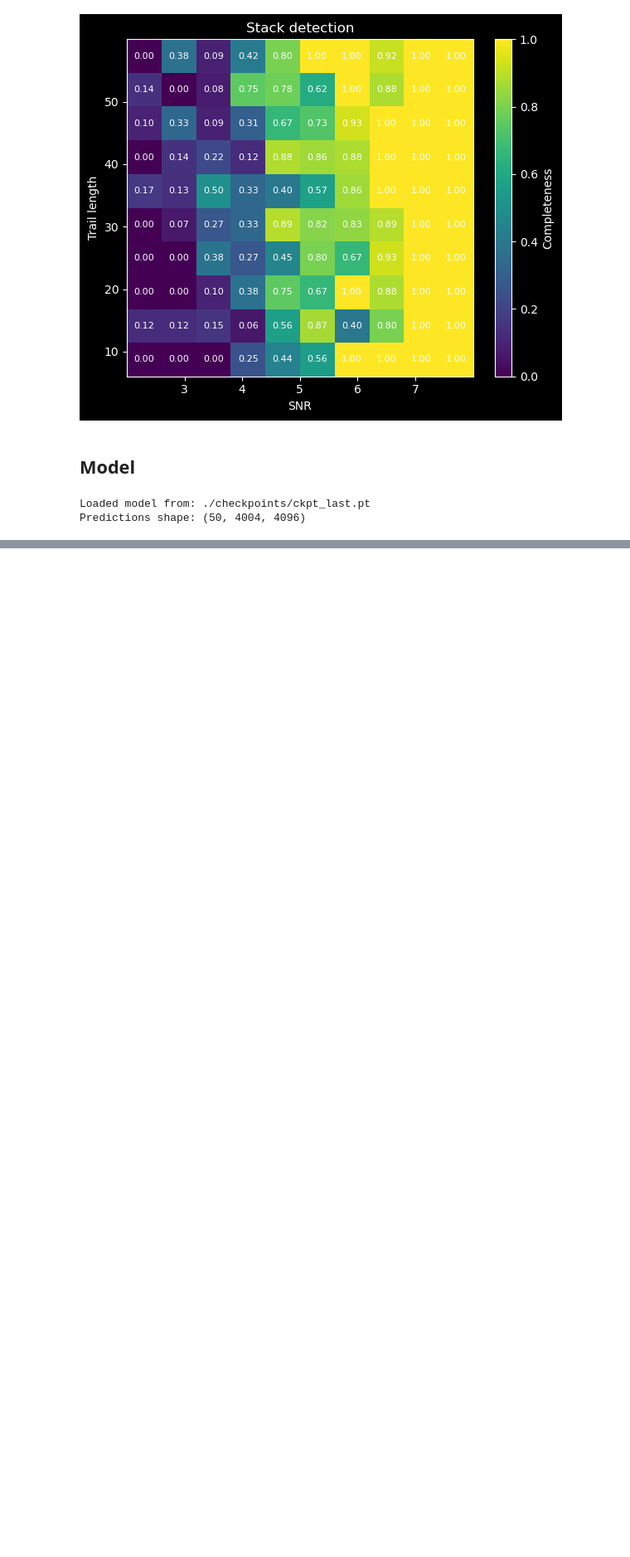
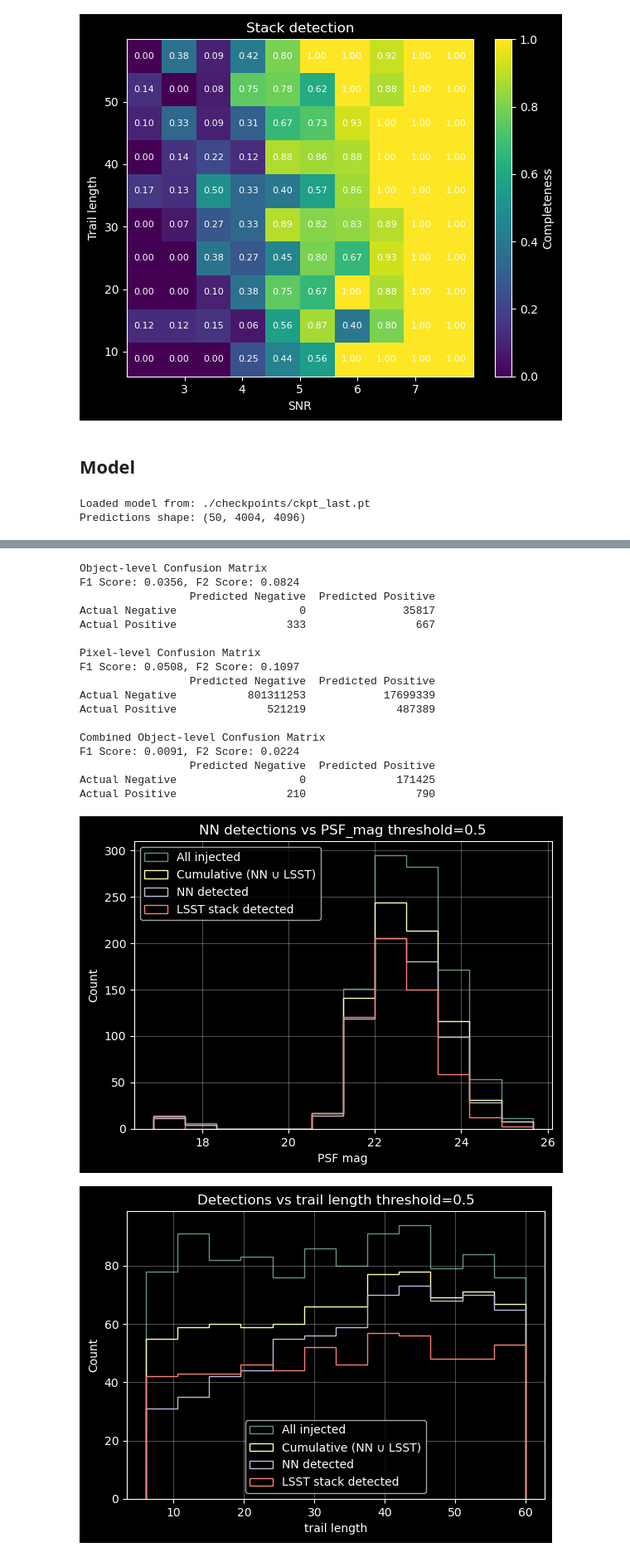
Before and after one commit to dirac-institute/Asteroid_detection_CNN, a Jupyter notebook: Evaluation.ipynb, the cells around one changed output, grey strips where cells are left out. Shown at 83% size. Cells and saved outputs as stored; diff of their text form; code cells hidden in the pictures; blank space fills up the shorter version.

Commit message:
Added better recreation of LSST stack pipline.

```diff
--- a/Evaluation.ipynb
+++ b/Evaluation.ipynb
@@ -30,15 +28,16 @@ MODEL_CKPT = "./checkpoints/ckpt_last.pt"
 # %%
 def calculate_model_metrics (catalog, predictions, ground_truth, thr_points=100, stack_fp=None, best_threshold=None):
     catalog = catalog.copy()
-    threshold_df = threshold_scan.scan_thresholds(catalog=catalog, predictions=predictions, ground_truth=ground_truth, stack_fp=stack_fp, n_points=thr_points)
-    threshold_scan.plot_fscore(threshold_df["thr"], pix_f1=threshold_df.get("pix_f1"), pix_f2=threshold_df.get("pix_f2"),
+    if best_threshold is None:
+        threshold_df = threshold_scan.scan_thresholds(catalog=catalog, predictions=predictions, ground_truth=ground_truth, stack_fp=stack_fp, n_points=thr_points)
+        threshold_scan.plot_fscore(threshold_df["thr"], pix_f1=threshold_df.get("pix_f1"), pix_f2=threshold_df.get("pix_f2"),
                                obj_f1=threshold_df.get("obj_f1"), obj_f2=threshold_df.get("obj_f2"), title="Pixelwise vs Objectwise F-scores")
-    threshold_scan.plot_roc(threshold_scan.compute_roc(threshold_df["pix_tp"], threshold_df["pix_fp"], threshold_df["pix_tn"], threshold_df["pix_fn"]))
-    threshold_scan.plot_froc(threshold_scan.compute_froc(thr=threshold_df["thr"], obj_tp=threshold_df["obj_tp"], obj_fp=threshold_df["obj_fp"], obj_fn=threshold_df["obj_fn"], n_images=50),
+        threshold_scan.plot_roc(threshold_scan.compute_roc(threshold_df["pix_tp"], threshold_df["pix_fp"], threshold_df["pix_tn"], threshold_df["pix_fn"]))
+        threshold_scan.plot_froc(threshold_scan.compute_froc(thr=threshold_df["thr"], obj_tp=threshold_df["obj_tp"], obj_fp=threshold_df["obj_fp"], obj_fn=threshold_df["obj_fn"], n_images=50),
                              title="FROC (objectwise)")
-    if best_threshold is None:
         best_threshold = threshold_df["thr"][threshold_df["obj_f2"].argmax()]
     _,_,catalog = evals.full_confusion(catalog=catalog, ground_truth= ground_truth,predictions=predictions, stack_fp=stack_fp, threshold=best_threshold, verbose=True)
+    _ = evals.combined_confusion_separate(catalog=test_catalog, ground_truth=gt_test, predictions=p, threshold=best_threshold, verbose=True, stack_mask=stack_fp)
     _ = evals.plot_detect_hist(catalog, "PSF_mag", bins=12, title="NN detections vs PSF_mag threshold=" + str(round(best_threshold, 3)))
     _ = evals.plot_detect_hist(catalog, "trail_length", bins=12, title="Detections vs trail length threshold="+ str(round(best_threshold, 3)))
     _ = evals.plot_detect_hist(catalog, "SNR", bins=10, title="Detections vs SNR threshold="+ str(round(best_threshold, 3)), xlim=[0, 10], density=True)
@@ -47,3 +46,9 @@ def calculate_model_metrics (catalog, predictions, ground_truth, thr_points=100,
                                    title="Model detection but not stack detection")
     plt.show()
     return catalog
+
+def get_stack_metrics (catalog, fp_mask):
+    tp = (catalog["stack_detection"]==True).sum()
+    fn = (catalog["stack_detection"]==False).sum()
+    fp = fp_mask.max(axis=(1, 2)).sum()
+    return  {"TP": tp, "FP": fp, "FN": fn, "TN": pd.NA}
@@ -163,0 +418,35 @@ plt.show()
+# %%
+detections, keep_masks = second_stage_detect_batch_mp(
+    p,
+    t_low=0.05,
+    score_thr=0.5,
+    score_mode="max",
+    min_area=1,
+    min_span=5,
+    min_aspect=1,
+    return_mask=True,
+    max_workers=32,
+    chunk_size=64,
+)
+
+__ = calculate_model_metrics(test_catalog, keep_masks, gt_test, stack_fp=stack_fp, best_threshold=0.5)
+# %% [output]
+Object-level Confusion Matrix
+F1 Score: 0.0356, F2 Score: 0.0824
+                 Predicted Negative  Predicted Positive
+Actual Negative                   0               35817
+Actual Positive                 333                 667
+
+Pixel-level Confusion Matrix
+F1 Score: 0.0508, F2 Score: 0.1097
+                 Predicted Negative  Predicted Positive
+Actual Negative           801311253            17699339
+Actual Positive              521219              487389
+
+Combined Object-level Confusion Matrix
+F1 Score: 0.0091, F2 Score: 0.0224
+                 Predicted Negative  Predicted Positive
+Actual Negative                   0              171425
+Actual Positive                 210                 790
+[figure, added]
+[figure, added]
```
Also changed, not shown: parts of 38 cells of this notebook, 1 other file.
